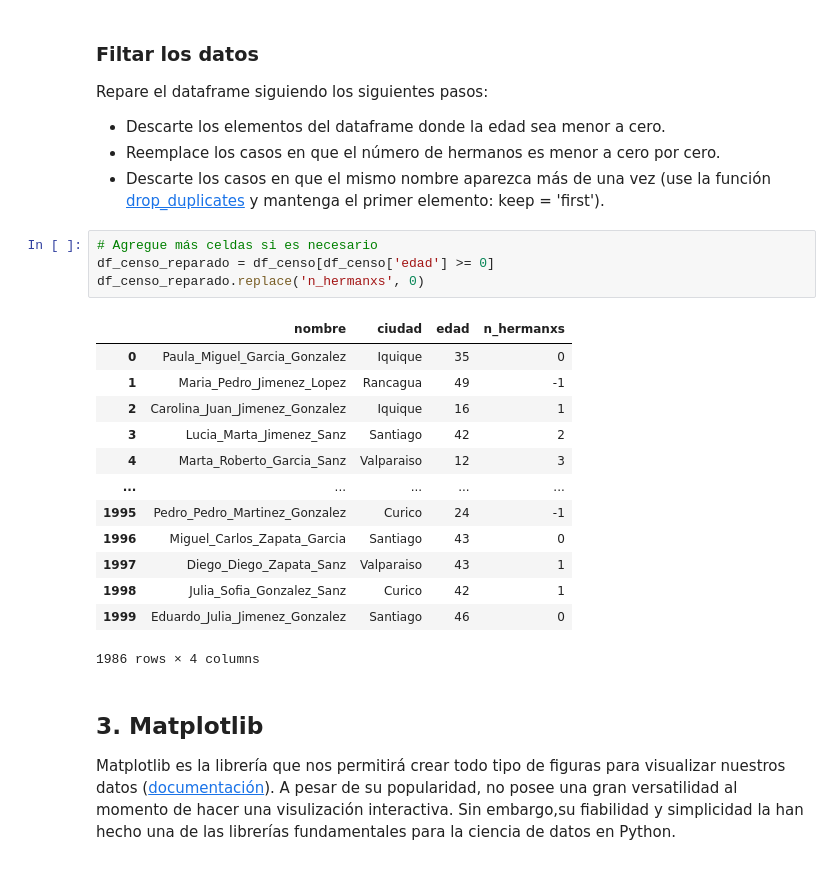
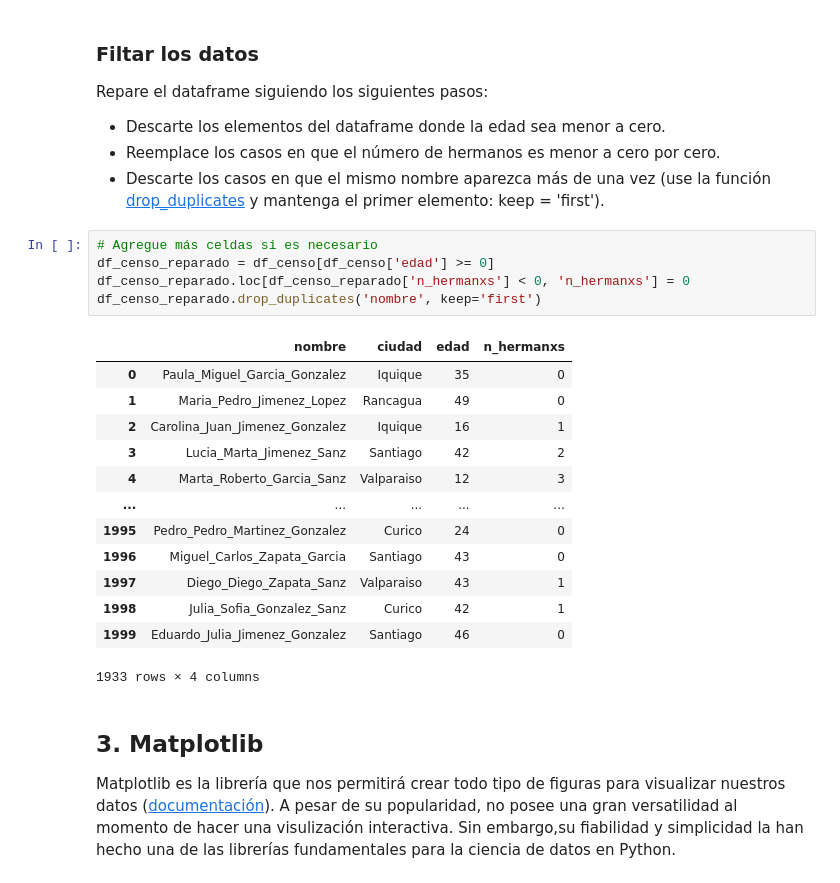
Before and after one commit to p-salv/Tarea-1, a Jupyter notebook: Tarea_1.ipynb, the cells around one changed output. Saved outputs shown, nothing was run; the diff lists cells and outputs as text.

```diff
--- a/Tarea_1.ipynb
+++ b/Tarea_1.ipynb
@@ -217,21 +217,22 @@ Repare el dataframe siguiendo los siguientes pasos:
 # %%
 # Agregue más celdas si es necesario
 df_censo_reparado = df_censo[df_censo['edad'] >= 0]
-df_censo_reparado.replace('n_hermanxs', 0)
+df_censo_reparado.loc[df_censo_reparado['n_hermanxs'] < 0, 'n_hermanxs'] = 0
+df_censo_reparado.drop_duplicates('nombre', keep='first')
 # %% [output]
 |  | nombre | ciudad | edad | n_hermanxs |
 | 0 | Paula_Miguel_Garcia_Gonzalez | Iquique | 35 | 0 |
-| 1 | Maria_Pedro_Jimenez_Lopez | Rancagua | 49 | -1 |
+| 1 | Maria_Pedro_Jimenez_Lopez | Rancagua | 49 | 0 |
 | 2 | Carolina_Juan_Jimenez_Gonzalez | Iquique | 16 | 1 |
 | 3 | Lucia_Marta_Jimenez_Sanz | Santiago | 42 | 2 |
 | 4 | Marta_Roberto_Garcia_Sanz | Valparaiso | 12 | 3 |
 | ... | ... | ... | ... | ... |
-| 1995 | Pedro_Pedro_Martinez_Gonzalez | Curico | 24 | -1 |
+| 1995 | Pedro_Pedro_Martinez_Gonzalez | Curico | 24 | 0 |
 | 1996 | Miguel_Carlos_Zapata_Garcia | Santiago | 43 | 0 |
 | 1997 | Diego_Diego_Zapata_Sanz | Valparaiso | 43 | 1 |
 | 1998 | Julia_Sofia_Gonzalez_Sanz | Curico | 42 | 1 |
 | 1999 | Eduardo_Julia_Jimenez_Gonzalez | Santiago | 46 | 0 |
-1986 rows × 4 columns
+1933 rows × 4 columns
 # %% [markdown]
 ## 3. Matplotlib
 
```
Also changed, not shown: parts of 18 cells of this notebook.
